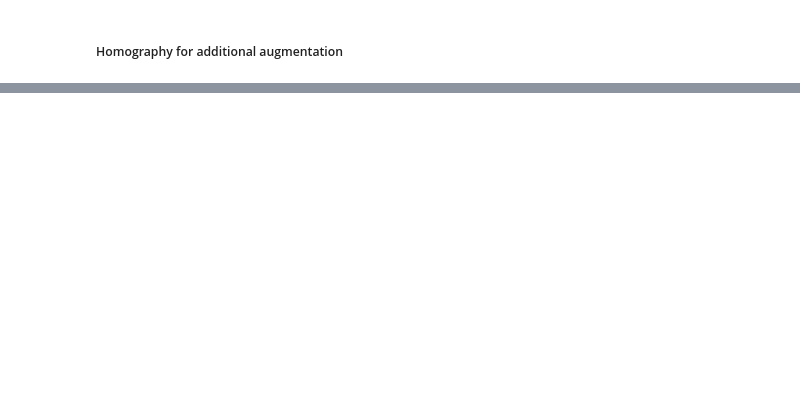
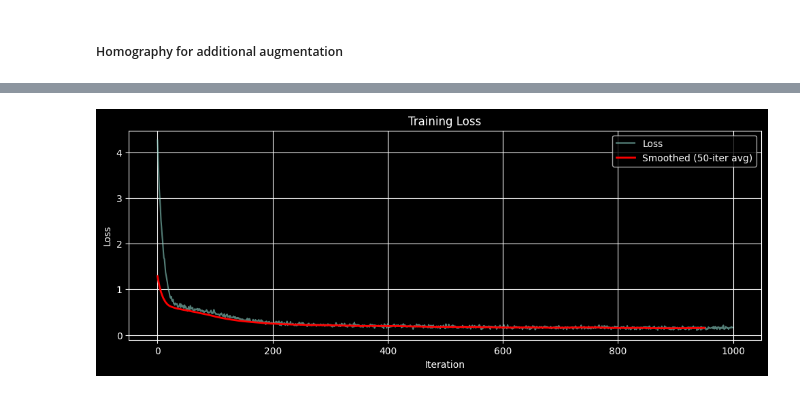
Before and after one commit to korunoskandrea/RV, a Jupyter notebook: vaja_02/detecting_points.ipynb, the cells around one changed output, grey strips where cells are left out. Cells and saved outputs as stored; diff of their text form; code cells hidden in the pictures; blank space fills up the shorter version.

```diff
--- a/vaja_02/detecting_points.ipynb
+++ b/vaja_02/detecting_points.ipynb
@@ -531,0 +588,16 @@ Dataset saved to dataset
+# %%
+class SuperPointNN(nn.Module):
+    def __init__(self, input_channels):
+        super().__init__()
+
+        self.encoder = Encoder(input_channels)
+        self.decoder = Decoder()
+
+    def forward(self, x):
+        features = self.encoder(x)
+        logits = self.decoder(features)  # [B, 65, H/8, W/8]
+
+        # Softmax for inference, optional
+        probability = F.softmax(logits, dim=1)
+
+        return logits, probability  # logits for loss, probability for visualization
@@ -531,0 +815,39 @@ Dataset saved to dataset
+# %%
+def load_model(model, optimizer=None, path="model.pth"):
+    checkpoint = torch.load(path)
+
+    model.load_state_dict(checkpoint["model_state_dict"])
+
+    if optimizer is not None:
+        optimizer.load_state_dict(checkpoint["optimizer_state_dict"])
+
+    iteration = checkpoint.get("iteration", 0)
+    loss_history = checkpoint.get("loss_history", [])
+
+    print(f"Model loaded from {path}")
+
+    return model, optimizer, iteration, loss_history
+
+
+import matplotlib.pyplot as plt
+
+def plot_loss(loss_history):
+    plt.figure(figsize=(12, 4))
+    plt.plot(loss_history, alpha=0.6, label='Loss')
+
+    # Smoothed curve
+    if len(loss_history) > 50:
+        smoothed = np.convolve(loss_history, np.ones(50)/50, mode='valid')
+        plt.plot(smoothed, color='red', linewidth=2, label='Smoothed (50-iter avg)')
+
+    plt.title('Training Loss')
+    plt.xlabel('Iteration')
+    plt.ylabel('Loss')
+    plt.legend()
+    plt.grid()
+    plt.show()
+
+
+plot_loss(loss_history)
+# %% [output]
+[figure, added]
```
Also changed, not shown: parts of 18 cells of this notebook.
